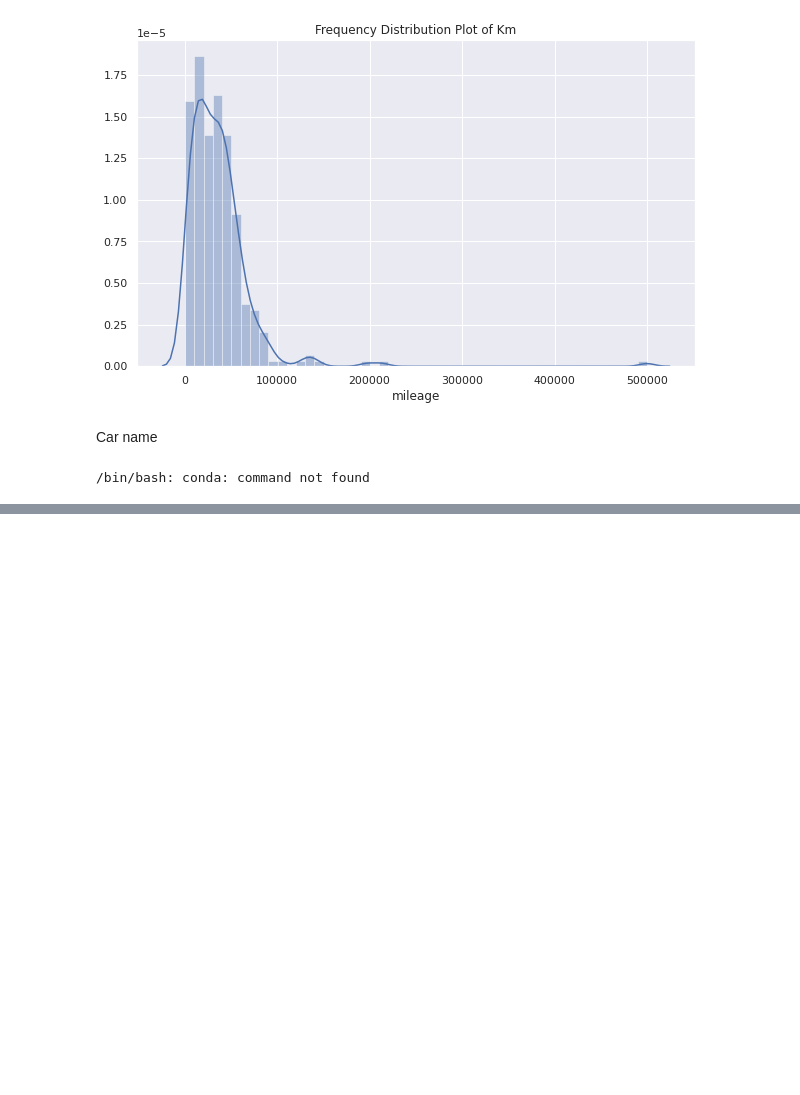
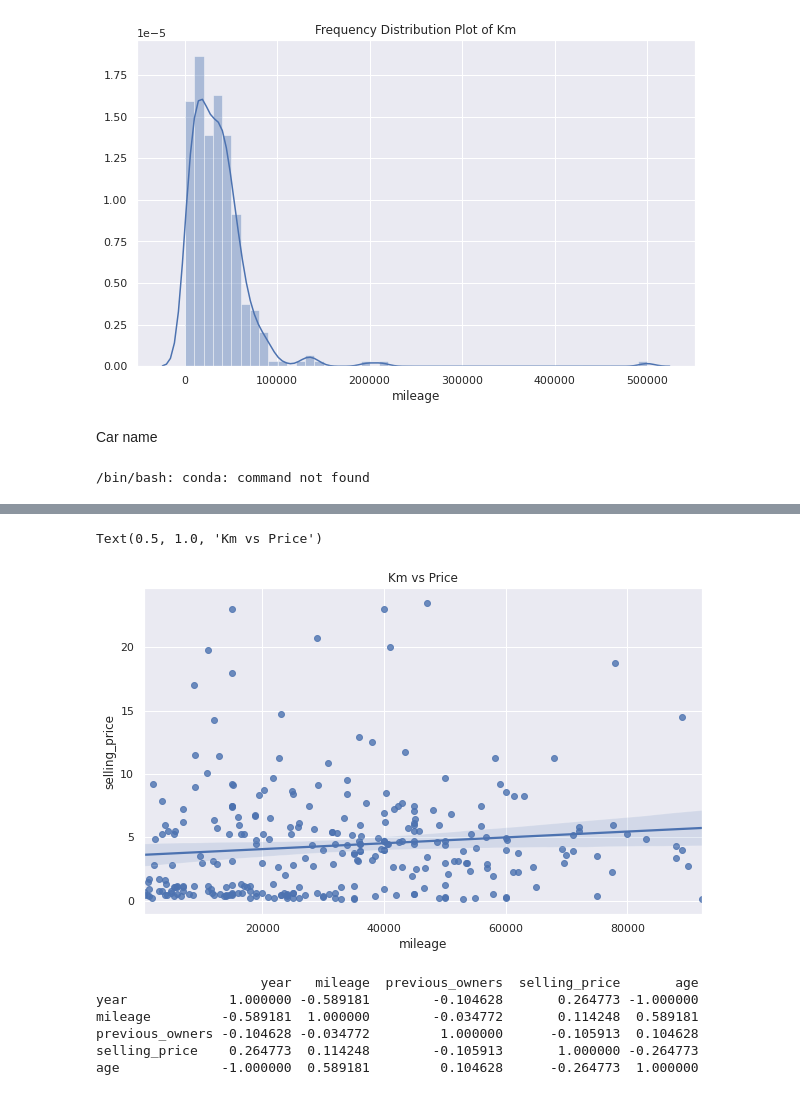
Before and after one commit to HebahAlshamlan/CITC_Task, a Jupyter notebook: CITC_Task.ipynb, the cells around one changed output, grey strips where cells are left out. Saved outputs shown, nothing was run; the diff lists cells and outputs as text; code cells hidden in the pictures; blank space fills up the shorter version.

```diff
--- a/CITC_Task.ipynb
+++ b/CITC_Task.ipynb
@@ -268,0 +260,16 @@ Name: car_name, Length: 299, dtype: object
+# %%
+plt.figure(figsize=(10,6))
+sns.regplot(x='mileage', y='selling_price', data=dataset).set_title('Km vs Price')
+# %% [output]
+Text(0.5, 1.0, 'Km vs Price')
+[figure, added]
+# %%
+print(dataset.corr())
+corr = dataset.corr()
+# %% [output]
+                     year   mileage  previous_owners  selling_price       age
+year             1.000000 -0.589181        -0.104628       0.264773 -1.000000
+mileage         -0.589181  1.000000        -0.034772       0.114248  0.589181
+previous_owners -0.104628 -0.034772         1.000000      -0.105913  0.104628
+selling_price    0.264773  0.114248        -0.105913       1.000000 -0.264773
+age             -1.000000  0.589181         0.104628      -0.264773  1.000000
```
Also changed, not shown: parts of 45 cells of this notebook.
